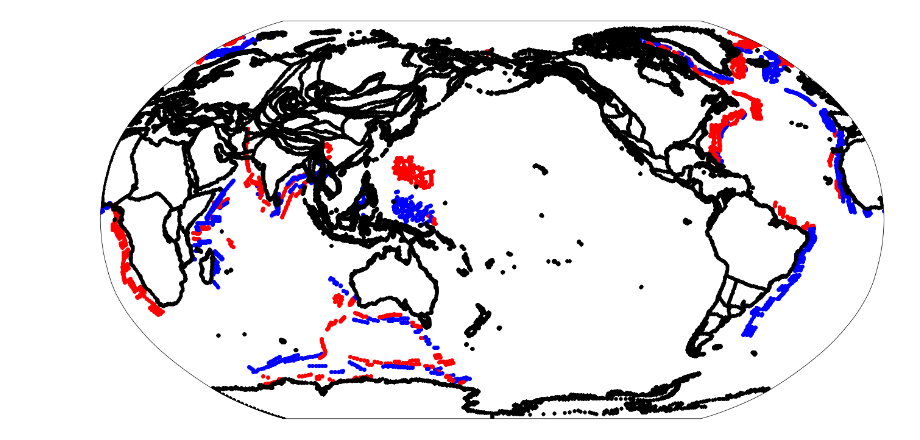
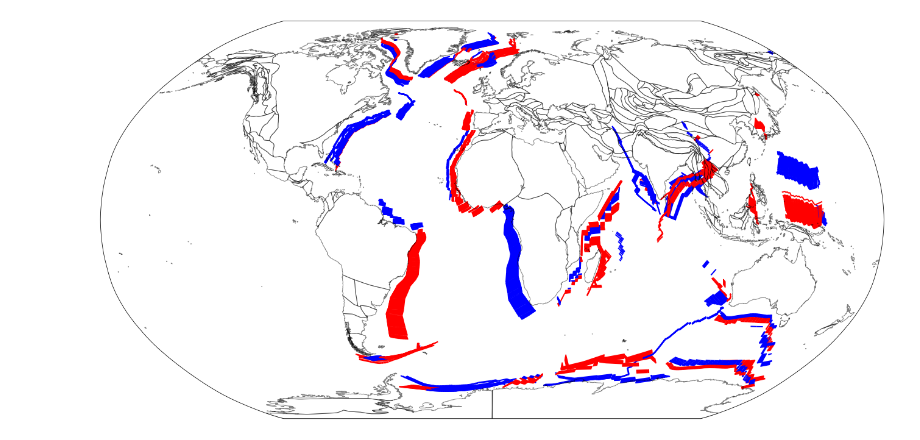
Before and after one commit to amer7632/Gernon_OAE_workflows, a Jupyter notebook: Extract_ridges.ipynb, the cells around one changed output. Cells and saved outputs as stored; diff of their text form; code cells hidden in the pictures.

```diff
--- a/Extract_ridges.ipynb
+++ b/Extract_ridges.ipynb
@@ -93,7 +97,7 @@ datadir = '/Users/andrew/Documents/Data/plate_boundary_analysis/'
 platedir = '/Users/andrew/Documents/GitHub/EarthBytePlateMotionModel-ARCHIVE/Muller++_2015_AREPS_CORRECTED/'
 savedir = '/Users/andrew/Documents/Data/Gernon_shallow_ridges/'
 # import previously made file in 'extract velocities'
-file = '%sPlateBoundaryTypes_400-0_25Oct19.h5' % datadir
+file = '%sPlateBoundaryTypes_230-0_20200904.h5' % datadir
 df = pd.read_hdf(file,'Statistics_table')
 tags = df['FeatureType']
 
@@ -153,7 +174,7 @@ for filename in fileList:
         os.remove(filename)
 # %%
 #define our geographical regions
-files = ['Afr-Mad', 'Aus-Ant', 'Aus-Mol', 'Central_Atlantic',
+files = ['Afr-Ant','Afr-Mad', 'Aus-Ant', 'Aus-Mol', 'Central_Atlantic',
          'Equatorial_Atlantic', 'Iberian_Atlantic', 'Ind-Aus-Ant','Ind-Mad',
          'Labrador_sea', 'North_Atlantic', 'Southern_Atlantic']
 # %%
@@ -205,19 +226,20 @@ full_summed_results.to_csv('%sresults/summed_shallow_spreading_segments_GLOBAL.c
                       sep=',', index=False, header=True)
 # %%
 #plotting (but cartopy still broken?)
-data_crs = ccrs.PlateCarree()
+data_crs = ccrs.Geodetic()
 poly_data_crs = ccrs.PlateCarree()
-date_line_wrapper = pygplates.DateLineWrapper(180)
 
-fig, ax = plt.subplots(nrows=1, ncols=1, figsize=(24,12),subplot_kw={'projection': ccrs.Robinson(180)})
+
+fig, ax = plt.subplots(nrows=1, ncols=1, figsize=(24,12),
+                       subplot_kw={'projection': ccrs.Robinson(0)})
+
 reconstructed_coastlines = []
+#pygplates.reconstruct(COBs,rotation_model,reconstructed_coastlines,0)
 pygplates.reconstruct(coastlines,rotation_model,reconstructed_coastlines,0)
 
-
 for ind, row in global_frame.iterrows():
-    if ind % 10 != 0:
-        continue
-    if ind % 200 == 0:
+3
+    if ind % 600 == 0:
         print(ind)
     points = np.array([row[2], row[3], row[4], row[5]])
     point = np.array([row[1], row[0]])
@@ -231,38 +253,42 @@ for ind, row in global_frame.iterrows():
     reconstructed_line_right = rotation_right * polyline
     reconstructed_line_left = rotation_left * polyline
 
-    wrapped_line_left = date_line_wrapper.wrap(reconstructed_line_left, 1)
-    for wrapped_line in wrapped_line_left:
-        wrapped_lat_left = []
-        wrapped_lon_left = []
-        for point in wrapped_line.get_points():
-            wrapped_lat_left.append(point.get_latitude())
-            wrapped_lon_left.append(point.get_longitude())
+    #right rotation
+    lat_lon_array = reconstructed_line_right.get_points().to_lat_lon_array()
+    lats = lat_lon_array[:,0]
+    lons = lat_lon_array[:,1]
 
-        ax.scatter(wrapped_lon_left, wrapped_lat_left,
-                   c='red', transform=poly_data_crs)
+    line = LineString(zip(lons,lats))
+    ax.add_geometries([line], crs=data_crs, color='red', lw=2)
 
-    wrapped_line_right = date_line_wrapper.wrap(reconstructed_line_right, 1)
-    for wrapped_line in wrapped_line_right:
-        wrapped_lat_right = []
-        wrapped_lon_right = []
-        for point in wrapped_line.get_points():
-            wrapped_lat_right.append(point.get_latitude())
-            wrapped_lon_right.append(point.get_longitude())
+    #left rotation
+    lat_lon_array = reconstructed_line_left.get_points().to_lat_lon_array()
+    lats = lat_lon_array[:,0]
+    lons = lat_lon_array[:,1]
 
-        ax.scatter(wrapped_lon_right,wrapped_lat_right,
-                   c='blue', transform=poly_data_crs)
+    line = LineString(zip(lons,lats))
+    ax.add_geometries([line], crs=data_crs, color='blue', lw=2)
 
-for coastline in reconstructed_coastlines:
-    coastline_geom = pygplates.PolygonOnSphere(coastline.get_reconstructed_geometry())
-    wrapped_coastlines = date_line_wrapper.wrap(coastline_geom, 1)
-    for wrapped_coastline in wrapped_coastlines:
-        wrapped_coastlines_lat = []
-        wrapped_coastlines_lon = []
-        for wrapped_coastline_point in wrapped_coastline.get_exterior_points():
-            wrapped_coastline_lat_lon = wrapped_coastline_point.get_latitude(), wrapped_coastline_point.get_longitude()
-            wrapped_coastlines_lat.append(wrapped_coastline_point.get_latitude())
-            wrapped_coastlines_lon.append(wrapped_coastline_point.get_longitude())
-        ax.scatter(wrapped_coastlines_lon, wrapped_coastlines_lat, color='k', lw=0.01, transform=data_crs)
+for n in range(len(reconstructed_coastlines)):
+    #print(n)
+    # pull out lat/lon vertices
+    lat_lon_array = reconstructed_coastlines[n].get_reconstructed_geometry().to_lat_lon_array()
+    lats = lat_lon_array[:,0]
+    lons = lat_lon_array[:,1]
+
+    # polygons need to be drawn counter clockwise to be drawn properly if they cross the dateline
+    if reconstructed_coastlines[n].get_reconstructed_geometry().get_orientation() == pygplates.PolygonOnSphere.Orientation.clockwise:
+        lats = np.flip(lats)
+        lons = np.flip(lons)
+
+    # create the polygon and add it to the axis note that ccrs.Geodetic() must be used to make sure that polygons that cross the dateline are drawn properly
+    poly = Polygon(zip(lons,lats))
+
+    #some polygons are very small and don't close properly, so this line just skips those area is in squared degree units (apparently)
+    if poly.area < 5e-4:
+        continue
+
+    ax.add_geometries([poly], crs=data_crs, fc='none', alpha=0.5)
+    ax.set_global()
 # %% [output]
 0
@@ -285 +308 @@ for coastline in reconstructed_coastlines:
-[figure, old version]
+[figure, new version]
```
Also changed, not shown: parts of 4 cells of this notebook, 6 other files.
